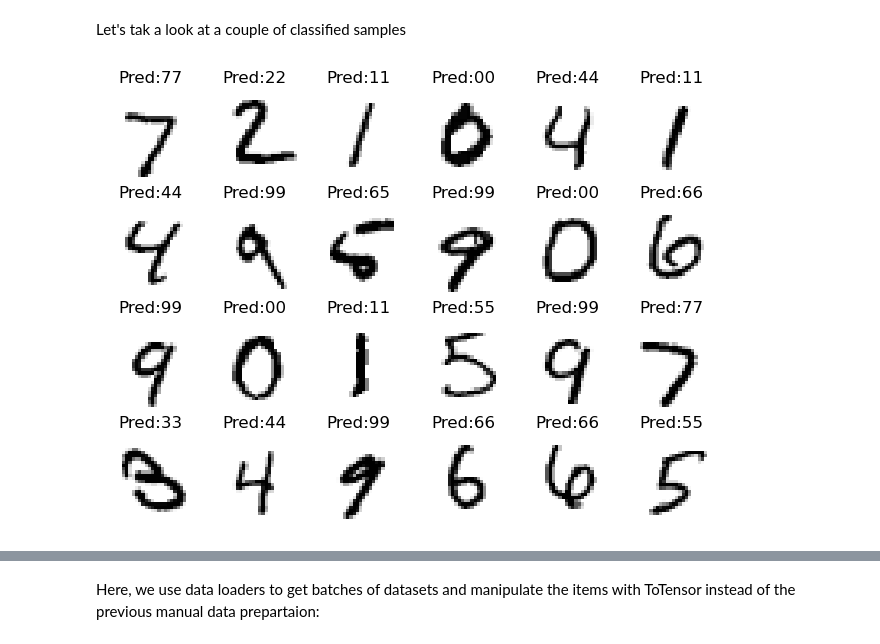
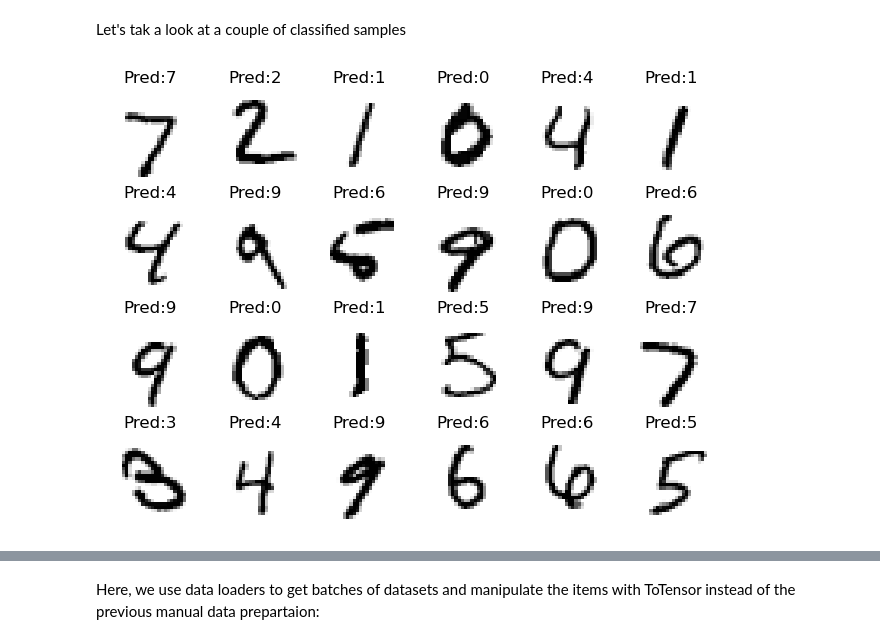
Before and after one commit to meyer-nils/dgm_workshop, a Jupyter notebook: mnist_example.ipynb, the cells around one changed output, grey strips where cells are left out. Cells and saved outputs as stored; diff of their text form; code cells hidden in the pictures.

Commit message:
Fix label in visualization.

```diff
--- a/mnist_example.ipynb
+++ b/mnist_example.ipynb
@@ -162,21 +146,20 @@ Let's tak a look at a couple of classified samples
 # %%
 n_rows = 4
 n_cols = 6
 
 fig, ax = plt.subplots(n_rows, n_cols)
 n = 0
 for i in range(n_rows):
     for j in range(n_cols):
         pred = torch.argmax(dense_net(test_images[n].flatten()))
         ax[i,j].imshow(test_data.data[n], cmap="gray_r")
         ax[i,j].set_axis_off()
-        lbl = test_data.targets[n]
-        ax[i,j].set_title(f"Pred:{pred}{lbl}")
+        ax[i,j].set_title(f"Pred:{pred}")
         n += 1
 
 plt.tight_layout()
 # %% [output]
-[figure, old version]
+[figure, new version]
 # %% [markdown]
 ## Create a convolutional neural network
 
```
Also changed, not shown: parts of 5 cells of this notebook.
